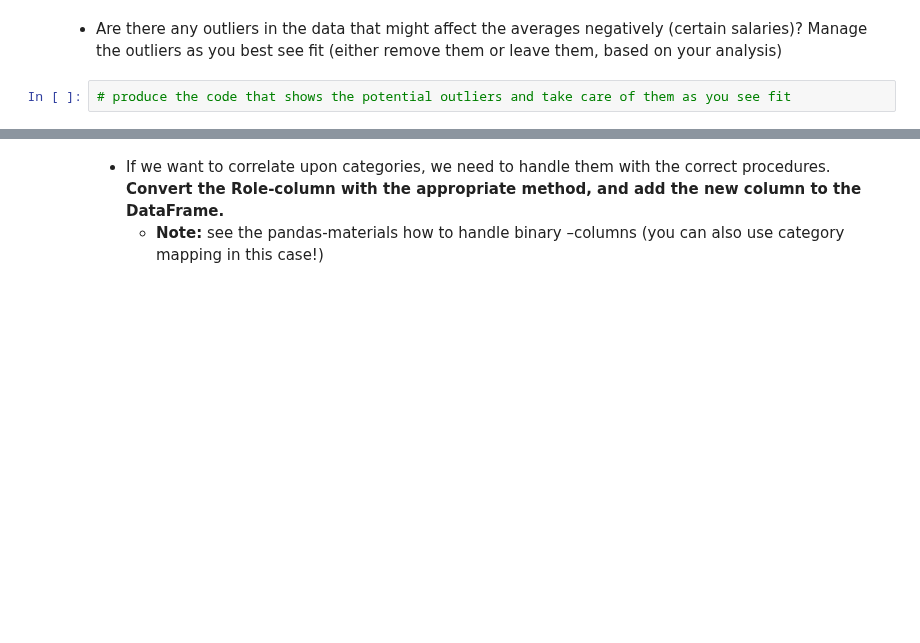
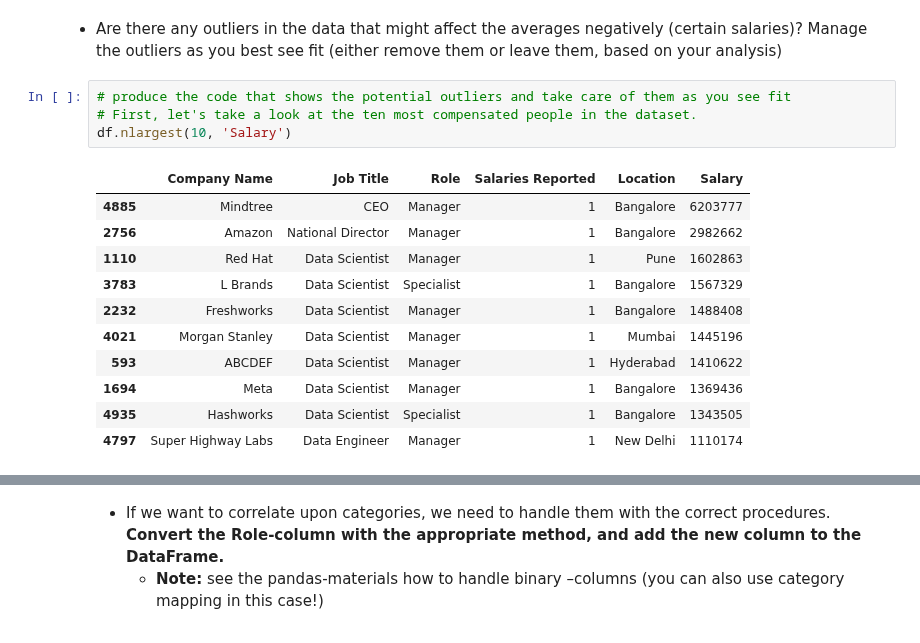
Before and after one commit to jehuhta/Intro_Data_Analytics_Huhta_Jeremy_Spring2025, a Jupyter notebook: Exercises_2_Pandas/DataAnalyticsExerciseSet2.ipynb, the cells around one changed output, grey strips where cells are left out. Drawn from its saved outputs; the diff is of its cells as text; blank space fills up the shorter version.

```diff
--- a/Exercises_2_Pandas/DataAnalyticsExerciseSet2.ipynb
+++ b/Exercises_2_Pandas/DataAnalyticsExerciseSet2.ipynb
@@ -594,3 +622,17 @@ Location: There are twice as many entries from Bangalore than the runner up, Pun
 <li>Are there any outliers in the data that might affect the averages negatively (certain salaries)? Manage the outliers as you best see fit (either remove them or leave them, based on your analysis) </li>
 # %%
 # produce the code that shows the potential outliers and take care of them as you see fit
+# First, let's take a look at the ten most compensated people in the dataset.
+df.nlargest(10, 'Salary')
+# %% [output]
+|  | Company Name | Job Title | Role | Salaries Reported | Location | Salary |
+| 4885 | Mindtree | CEO | Manager | 1 | Bangalore | 6203777 |
+| 2756 | Amazon | National Director | Manager | 1 | Bangalore | 2982662 |
+| 1110 | Red Hat | Data Scientist | Manager | 1 | Pune | 1602863 |
+| 3783 | L Brands | Data Scientist | Specialist | 1 | Bangalore | 1567329 |
+| 2232 | Freshworks | Data Scientist | Manager | 1 | Bangalore | 1488408 |
+| 4021 | Morgan Stanley | Data Scientist | Manager | 1 | Mumbai | 1445196 |
+| 593 | ABCDEF | Data Scientist | Manager | 1 | Hyderabad | 1410622 |
+| 1694 | Meta | Data Scientist | Manager | 1 | Bangalore | 1369436 |
+| 4935 | Hashworks | Data Scientist | Specialist | 1 | Bangalore | 1343505 |
+| 4797 | Super Highway Labs | Data Engineer | Manager | 1 | New Delhi | 1110174 |
```
Also changed, not shown: parts of 13 cells of this notebook.
